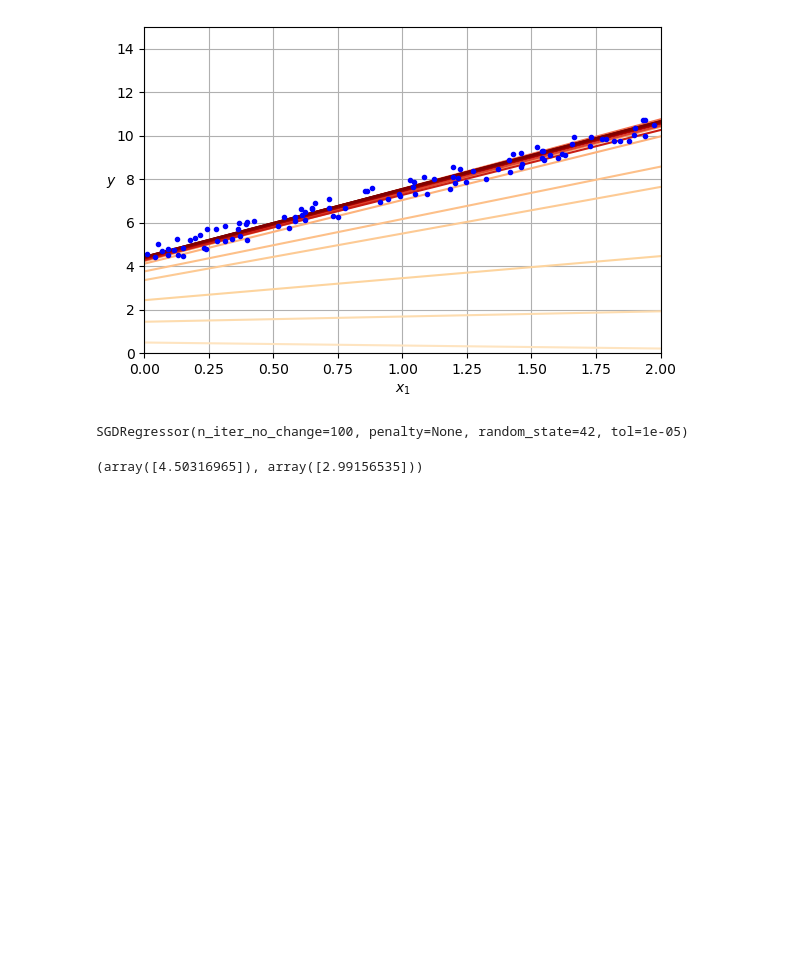
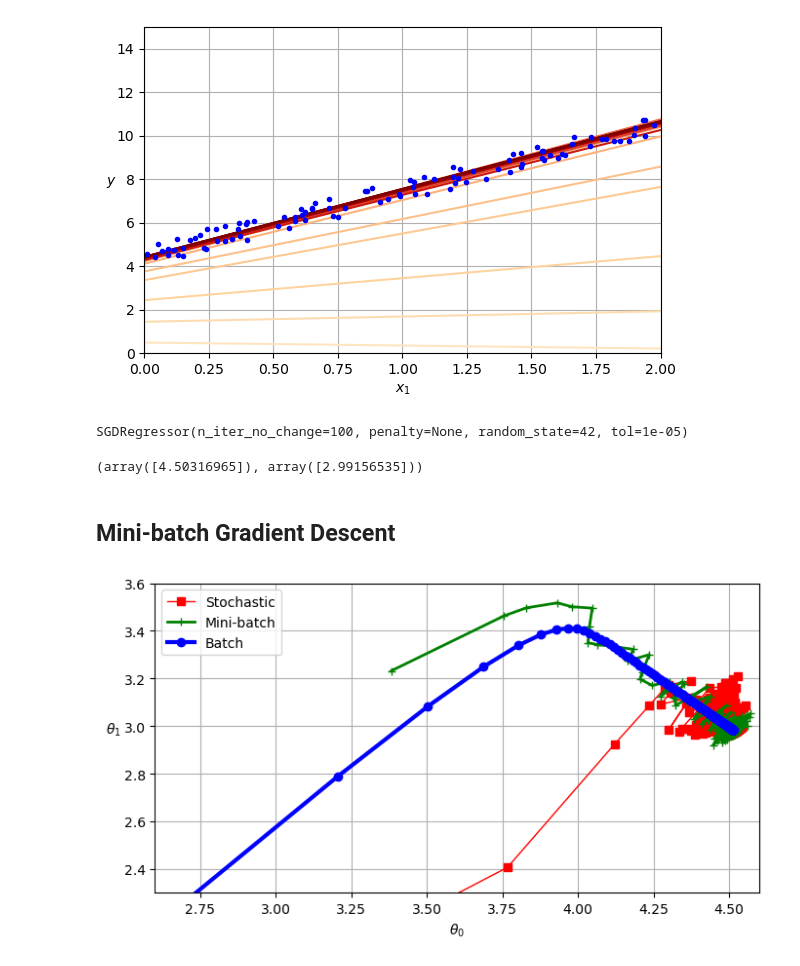
Before and after one commit to Raichi1/Hands-On-Machine-Learning-3rd-Edition, a Jupyter notebook: Chapter-4_Training-Models/code/code.ipynb, the cells around one changed output. Drawn from its saved outputs; the diff is of its cells as text; code cells hidden in the pictures; blank space fills up the shorter version.

Commit message:
mini-batch gradient descent

```diff
--- a/Chapter-4_Training-Models/code/code.ipynb
+++ b/Chapter-4_Training-Models/code/code.ipynb
@@ -233,3 +233,54 @@ SGDRegressor(n_iter_no_change=100, penalty=None, random_state=42, tol=1e-05)
 sgd_reg.intercept_, sgd_reg.coef_
 # %% [output]
 (array([4.50316965]), array([2.99156535]))
+# %% [markdown]
+## Mini-batch Gradient Descent
+# %%
+from math import ceil
+
+n_epochs = 50
+minibatch_size = 20
+n_batches_per_epoch = ceil(m / minibatch_size)
+
+np.random.seed(42)
+theta = np.random.randn(2, 1)  # random initialization
+
+t0, t1 = 200, 1000  # learning schedule hyperparameters
+
+def learning_schedule(t):
+    return t0 / (t + t1)
+
+theta_path_mgd = []
+for epoch in range(n_epochs):
+    shuffled_indices = np.random.permutation(m)
+    X_b_shuffled = X_b[shuffled_indices]
+    y_shuffled = y[shuffled_indices]
+    for iteration in range(0, n_batches_per_epoch):
+        idx = iteration * minibatch_size
+        xi = X_b_shuffled[idx : idx + minibatch_size]
+        yi = y_shuffled[idx : idx + minibatch_size]
+        gradients = 2 / minibatch_size * xi.T @ (xi @ theta - yi)
+        eta = learning_schedule(iteration)
+        theta = theta - eta * gradients
+        theta_path_mgd.append(theta)
+
+theta_path_bgd = np.array(theta_path_bgd)
+theta_path_sgd = np.array(theta_path_sgd)
+theta_path_mgd = np.array(theta_path_mgd)
+
+plt.figure(figsize=(7, 4))
+plt.plot(theta_path_sgd[:, 0], theta_path_sgd[:, 1], "r-s", linewidth=1,
+         label="Stochastic")
+plt.plot(theta_path_mgd[:, 0], theta_path_mgd[:, 1], "g-+", linewidth=2,
+         label="Mini-batch")
+plt.plot(theta_path_bgd[:, 0], theta_path_bgd[:, 1], "b-o", linewidth=3,
+         label="Batch")
+plt.legend(loc="upper left")
+plt.xlabel(r"$\theta_0$")
+plt.ylabel(r"$\theta_1$   ", rotation=0)
+plt.axis([2.6, 4.6, 2.3, 3.6])
+plt.grid()
+save_fig("gradient_descent_paths_plot")
+plt.show()
+# %% [output]
+[figure, added]
```
Also changed, not shown: 1 other file.
